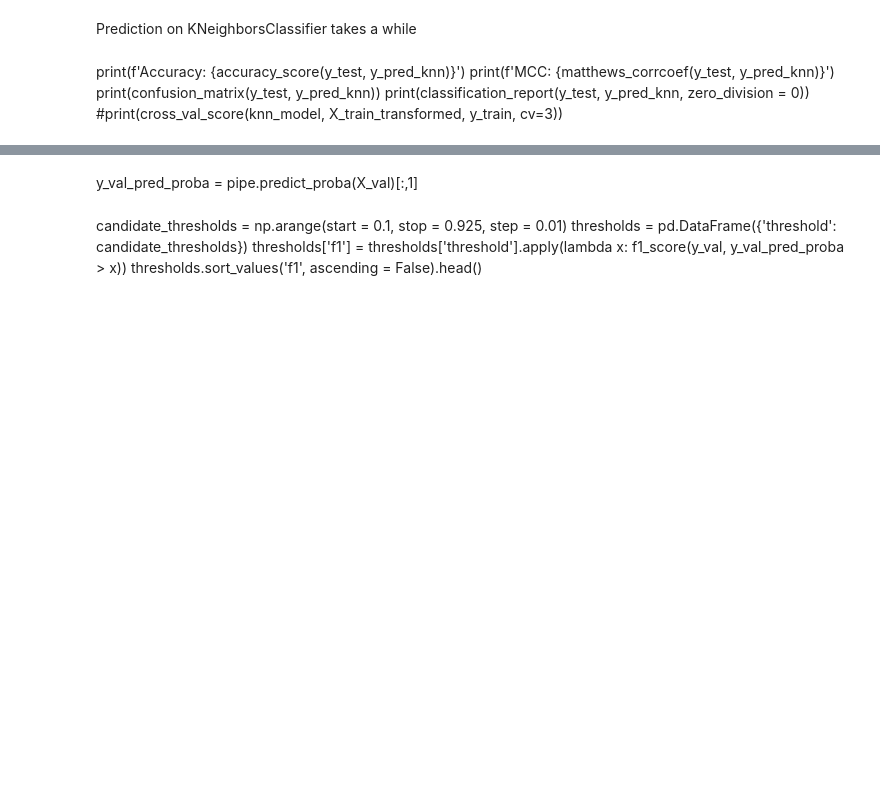
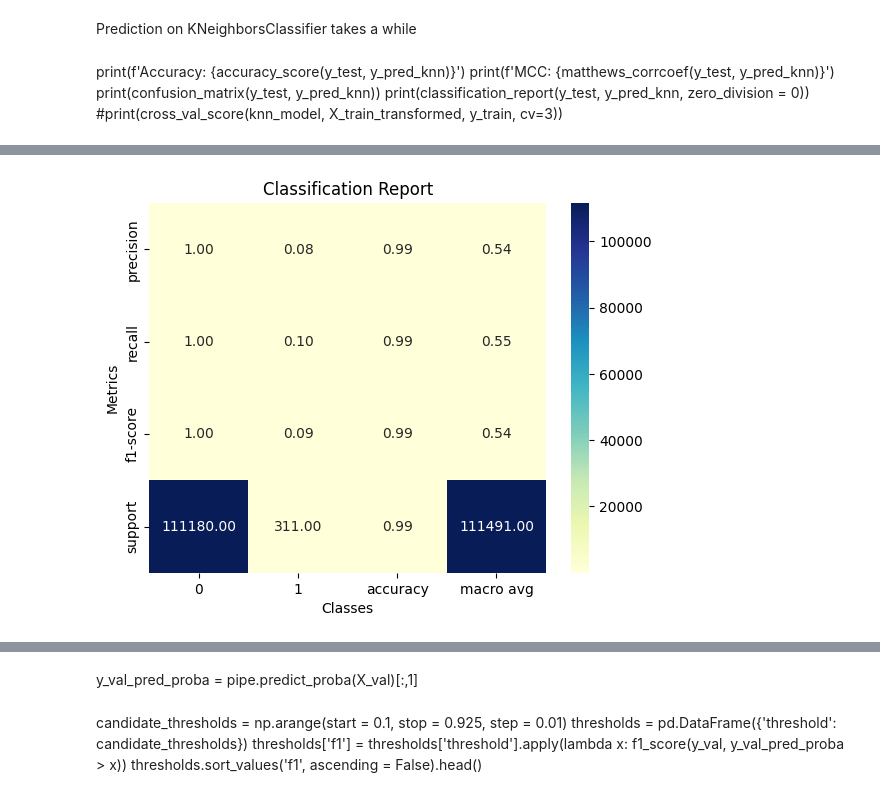
Before and after one commit to nss-data-science-cohort-8/nss-data-science-cohort-8-classroom-big-g-big-g, a Jupyter notebook: notebooks/big-rigs_data_modeling.ipynb, the cells around one changed output, grey strips where cells are left out. Drawn from its saved outputs; the diff is of its cells as text; code cells hidden in the pictures; blank space fills up the shorter version.

```diff
--- a/notebooks/big-rigs_data_modeling.ipynb
+++ b/notebooks/big-rigs_data_modeling.ipynb
@@ -174,19 +177,19 @@ bool_features = ['CruiseControlActive',
                 ]
 
 scale_features = [
-                  #'AcceleratorPedal',
+                  'AcceleratorPedal',
                   'BarometricPressure',
                   'EngineCoolantTemperature',
                   'EngineOilPressure',
                   'EngineOilTemperature',
-                  #'EngineRpm',
+                  'EngineRpm',
                   'FuelLevel',
                   'activeTransitionCount',
                   'FuelLtd',
                   'FuelTemperature',
-                  #'IntakeManifoldTemperature',
+                  'IntakeManifoldTemperature',
                   'Speed',
-                  #'FuelRate',
+                  'FuelRate',
                   'EngineTimeLtd',
                   'Throttle'
                  ]
@@ -446 +505,15 @@ print(classification_report(y_test, y_pred_rfc, zero_division = 0))
+# %%
+report = classification_report(y_test, y_pred_xgbm, output_dict=True)
+df_report = pd.DataFrame(report).transpose()
+
+fig, ax = plt.subplots()
+sn.heatmap(df_report.iloc[:-1, :].T, annot=True, fmt=".2f", cmap="YlGnBu", ax=ax)
+
+plt.title('Classification Report')
+plt.ylabel('Metrics')
+plt.xlabel('Classes')
+#plt.savefig("graphs/classification_report.png")
+plt.show();
+# %% [output]
+[figure, added]
 # %%
```
Also changed, not shown: parts of 35 cells of this notebook.
